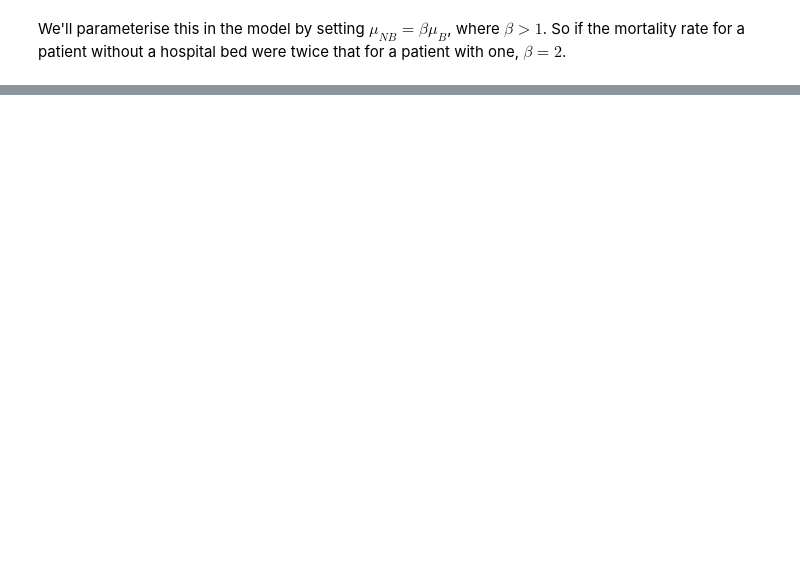
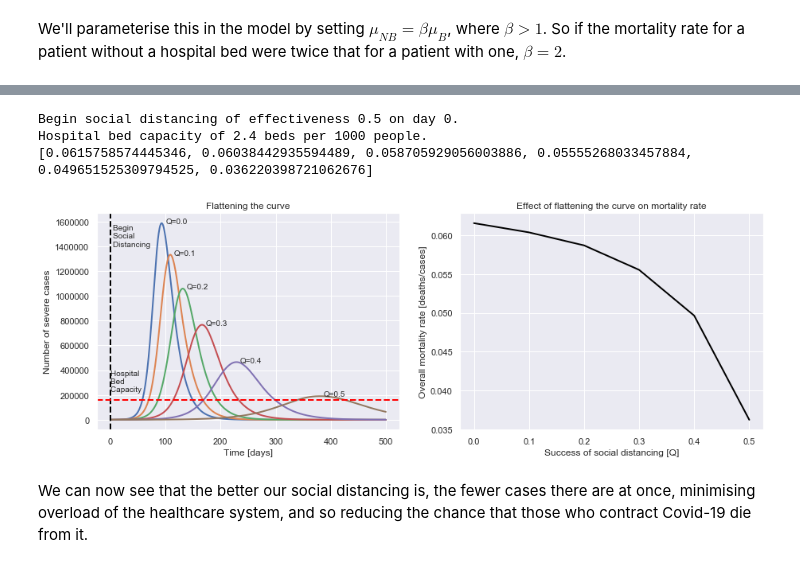
Before and after one commit to TomNicholas/coronavirus, a Jupyter notebook: covid-19_model.ipynb, the cells around one changed output, grey strips where cells are left out. Saved outputs shown, nothing was run; the diff lists cells and outputs as text; code cells hidden in the pictures; blank space fills up the shorter version.

```diff
--- a/covid-19_model.ipynb
+++ b/covid-19_model.ipynb
@@ -465,0 +469,46 @@ Hospital bed capacity of 2.4 beds per 1000 people.
+# %%
+def plot_curve_flattening(N, initial_cases, initial_recovered, initial_deaths,
+                          P, L, R_0, Q_list, t_Q):
+
+    tf = 500  # plot over longer period of time
+
+    fig, [ax1, ax2] = plt.subplots(1, 2, figsize=(15, 5))
+    ax1.set_title("Flattening the curve")
+    ax1.set_xlabel("Time [days]")
+    ax1.set_ylabel("Number of severe cases")
+
+    ax2.set_title("Effect of flattening the curve on mortality rate")
+    ax2.set_xlabel("Success of social distancing [Q]")
+    ax2.set_ylabel("Overall mortality rate [deaths/cases]")
+
+    mortality = []
+    for Q0 in Q_list:
+        soln = solve(SIRDQB_eqns, N,
+                     initial_cases, initial_recovered, initial_deaths,
+                     P, L, R_0, Q0, t_Q, tf=500)
+        S, I, R, D = soln.y
+        t = soln.t
+
+        # Flattened curves
+        ax1.plot(t, f_S*I*N, linewidth=2)
+        ax1.text(x=t[np.argmax(I)]+7, y=N*f_S*I.max(), s=f'Q={Q0}')
+
+        mortality.append(D[-1]/R[-1])
+
+    ax1 = plot_social_distancing_event(ax1, Q0, t_Q, 'Begin')
+    ax1 = plot_bed_capacity(ax1, B)
+
+    # Mortality rates
+    ax2.plot(Q_list, mortality, linewidth=2, color='black')
+
+    plt.show()
+# %%
+plot_curve_flattening(N, cases, recovered, deaths, P=14, L=0.035, R_0=2.6, t_Q=0,
+                      Q_list=[0.0, 0.1, 0.2, 0.3, 0.4, 0.5])
+# %% [output]
+Begin social distancing of effectiveness 0.5 on day 0.
+Hospital bed capacity of 2.4 beds per 1000 people.
+[0.0615758574445346, 0.06038442935594489, 0.058705929056003886, 0.05555268033457884, 0.049651525309794525, 0.036220398721062676]
+[figure, added]
+# %% [markdown]
+We can now see that the better our social distancing is, the fewer cases there are at once, minimising overload of the healthcare system, and so reducing the chance that those who contract Covid-19 die from it.
```
Also changed, not shown: parts of 18 cells of this notebook.
